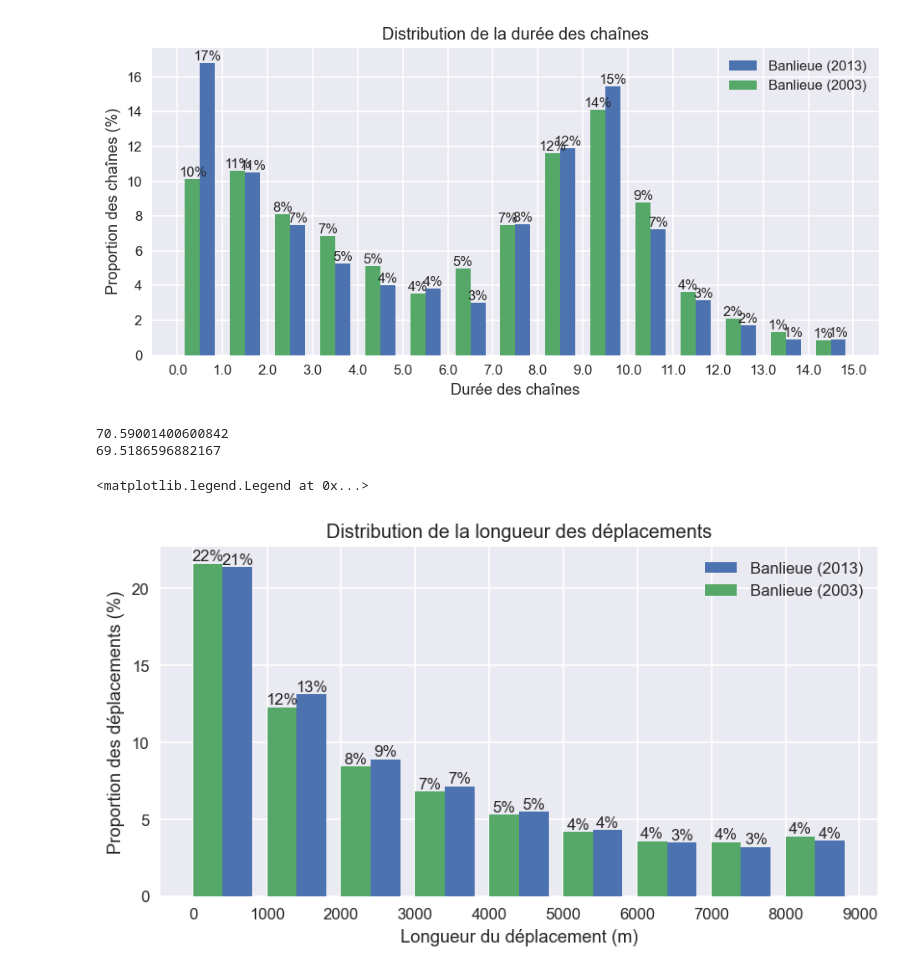
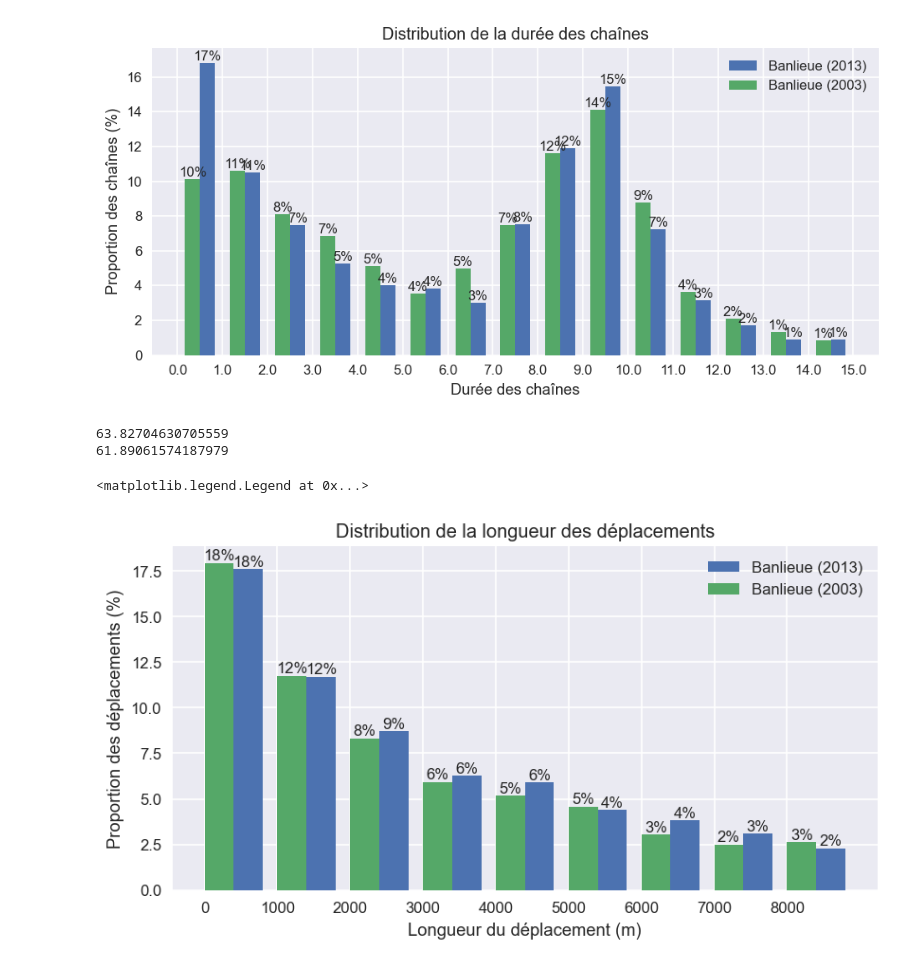
Before and after one commit to davidmurray/CIV6702-TP3, a Jupyter notebook: TP3.ipynb, the cells around one changed output. Saved outputs shown, nothing was run; the diff lists cells and outputs as text; code cells hidden in the pictures.

```diff
--- a/TP3.ipynb
+++ b/TP3.ipynb
@@ -16,21 +22,28 @@ boucherville_2013 = pd.read_csv("data/OD13_amtSm_309.csv")
 longueuilEst_2013 = pd.read_csv("data/OD13_amtSm_302.csv")
 saintBruno_2013 = pd.read_csv("data/OD13_amtSm_310.csv")
 #suburb = pd.concat([boucherville_2013, longueuilEst_2013, saintBruno_2013])
-suburb_2013 = pd.read_csv("data/OD13_suburb_with_walkscore.csv")
+suburb_2013 = pd.read_csv("data/OD13_suburb_with_walkscore_and_trip_osrm.csv")
 suburb_2013.title = "Banlieue 2013"
 
 boucherville_2003 = pd.read_csv("data/OD03_amtSm_309.csv")
 longueuilEst_2003 = pd.read_csv("data/OD03_amtSm_302.csv")
 saintBruno_2003 = pd.read_csv("data/OD03_amtSm_310.csv")
-suburb_2003 = pd.concat([boucherville_2003, longueuilEst_2003, saintBruno_2003])
+#suburb_2003 = pd.concat([boucherville_2003, longueuilEst_2003, saintBruno_2003])
+suburb_2003 = pd.read_csv("data/OD03_suburb_with_od_trips.csv")
 suburb_2003.title = "Banlieue 2003"
 
 #montrealNord = pd.read_csv("data/OD13_amtSm_118.csv")
-montrealNord = pd.read_csv("data/OD13_montrealNord_with_walkscore.csv")
+montrealNord = pd.read_csv("data/OD13_montrealNord_od_trips.csv")
 montrealNord.title = "Montréal-Nord"
 
 #plateau = pd.read_csv("data/OD13_amtSm_106.csv")
-montrealNord = pd.read_csv("data/OD13_plateau_with_walkscore.csv")
+plateau = pd.read_csv("data/OD13_plateau_with_od_trips.csv")
 plateau.title = "Le Plateau Mont-Royal"
 
 EPOI_2013_Boucherville = pd.read_csv("data/EPOI2013Sm_309.csv")
+
+da_density = pd.read_csv("data/T1901EN.CSV", encoding="cp1252", usecols=["Geographic code", "Population density per square kilometre, 2016"])
+da_density.columns = ['geographic_code', 'density']
+da_density.set_index('geographic_code', inplace=True)
+
+da_shapefile = fiona.open('data/lda_000b16a_e.shp')
@@ -201,14 +299,14 @@ def add_retired_column(df):
         retired_count = len(people_in_household[people_in_household.p_statut == 4])
         df.loc[df.feuillet == feuillet_id, 'retired'] = retired_count
     df['retired'] = df['retired'].astype(int)
-def add_trip_distance_column(df):
-    df['trip_distance'] = np.sqrt((df.xdest - df.xorig) **2 + (df.ydest - df.yorig)**2)
+#def add_trip_distance_column(df): # TODO: Remplacer par calcul de chemin avec OSRM !
+#    df['trip_distance'] = np.sqrt((df.xdest - df.xorig) **2 + (df.ydest - df.yorig)**2)
 
 for df in tqdm.tqdm([suburb_2013, suburb_2003, montrealNord, plateau]):
     add_children_column(df)
     add_drivers_column(df)
     add_retired_column(df)
-    add_trip_distance_column(df)
+    #add_trip_distance_column(df)
 # %%
 def menages_typology(df, typology):
     if typology == 1: # Typologie 1: min 1 enfant, pas d'automobiles
@@ -513,23 +673,23 @@ plt.legend()
 # %%
 width = 400
 plt.figure(figsize=(8, 4), dpi=120)
 def dist_plot(df, title, offset):
     total_facper = df.facper.sum()
 
     bin_edges = np.arange(0, 10 * 1000, 1000)
-    bins = np.histogram(list(df.trip_distance), bins=bin_edges, weights=df.facper / total_facper * 100)[0]
+    bins = np.histogram(list(df.distance_meters), bins=bin_edges, weights=df.facper / total_facper * 100)[0]
     print(sum(bins))
     bar = plt.bar(bin_edges[:-1]+width-offset, bins, width=width, align="center", label=title)
     plt.bar_label(bar, fmt="%.0f%%")
-    _ = plt.xticks(bin_edges)
+    _ = plt.xticks(bin_edges[:-1])
     plt.xlabel("Longueur du déplacement (m)")
     plt.ylabel("Proportion des déplacements (%)")
     plt.title("Distribution de la longueur des déplacements")
 dist_plot(suburb_2013, title="Banlieue (2013)", offset=-width/2)
 dist_plot(suburb_2003, title="Banlieue (2003)", offset=width/2)
 plt.legend()
 # %% [output]
-70.59001400600842
-69.5186596882167
+63.82704630705559
+61.89061574187979
 <matplotlib.legend.Legend at 0x...>
-[figure, old version]
+[figure, new version]
```
Also changed, not shown: parts of 37 cells of this notebook, 4 other files.
